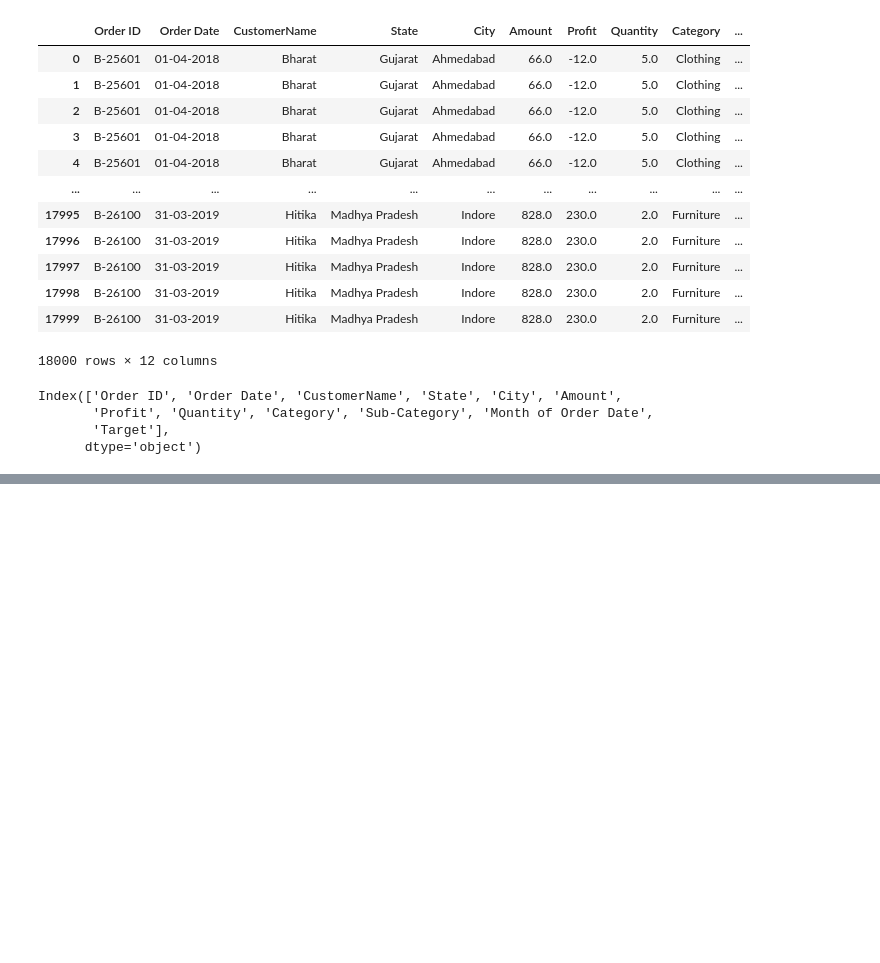
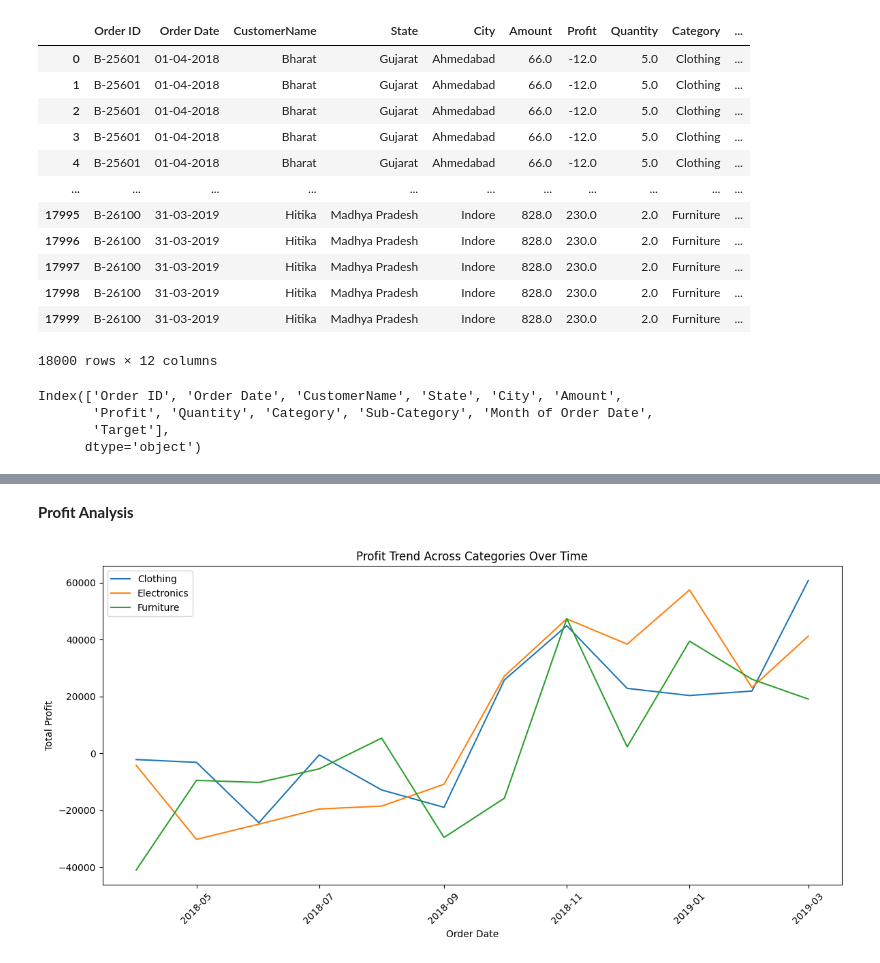
Before and after one commit to Daneswariaddala/Daneswari, a Jupyter notebook: E_Commerce_orders.ipynb, the cells around one changed output, grey strips where cells are left out. Cells and saved outputs as stored; diff of their text form; code cells hidden in the pictures; blank space fills up the shorter version.

```diff
--- a/E_Commerce_orders.ipynb
+++ b/E_Commerce_orders.ipynb
@@ -285,0 +352,27 @@ Index(['Order ID', 'Order Date', 'CustomerName', 'State', 'City', 'Amount',
+# %% [markdown]
+**Profit Analysis**
+# %%
+import matplotlib.pyplot as plt
+
+# Group data by category and order date, then sum the profit
+profit_trend = data.groupby(['Category', data['Order Date'].dt.to_period('M')])['Profit'].sum().reset_index()
+
+# Convert 'Order Date' back to datetime objects for plotting
+profit_trend['Order Date'] = profit_trend['Order Date'].dt.to_timestamp()
+
+# Create the line plot
+plt.figure(figsize=(12, 6))
+for category in profit_trend['Category'].unique():
+    category_data = profit_trend[profit_trend['Category'] == category]
+    # Now 'Order Date' is in a format that matplotlib can handle
+    plt.plot(category_data['Order Date'], category_data['Profit'], label=category)
+
+plt.xlabel('Order Date')
+plt.ylabel('Total Profit')
+plt.title('Profit Trend Across Categories Over Time')
+plt.legend()
+plt.xticks(rotation=45)
+plt.tight_layout()
+plt.show()
+# %% [output]
+[figure, added]
```
Also changed, not shown: parts of 7 cells of this notebook.
